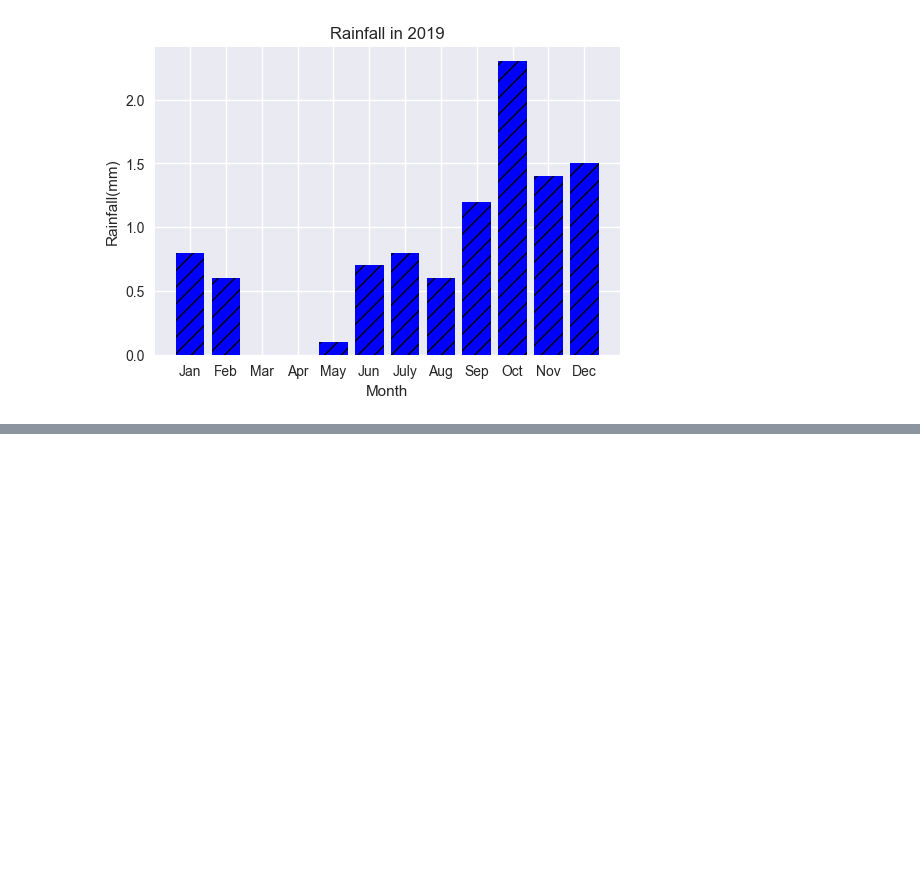
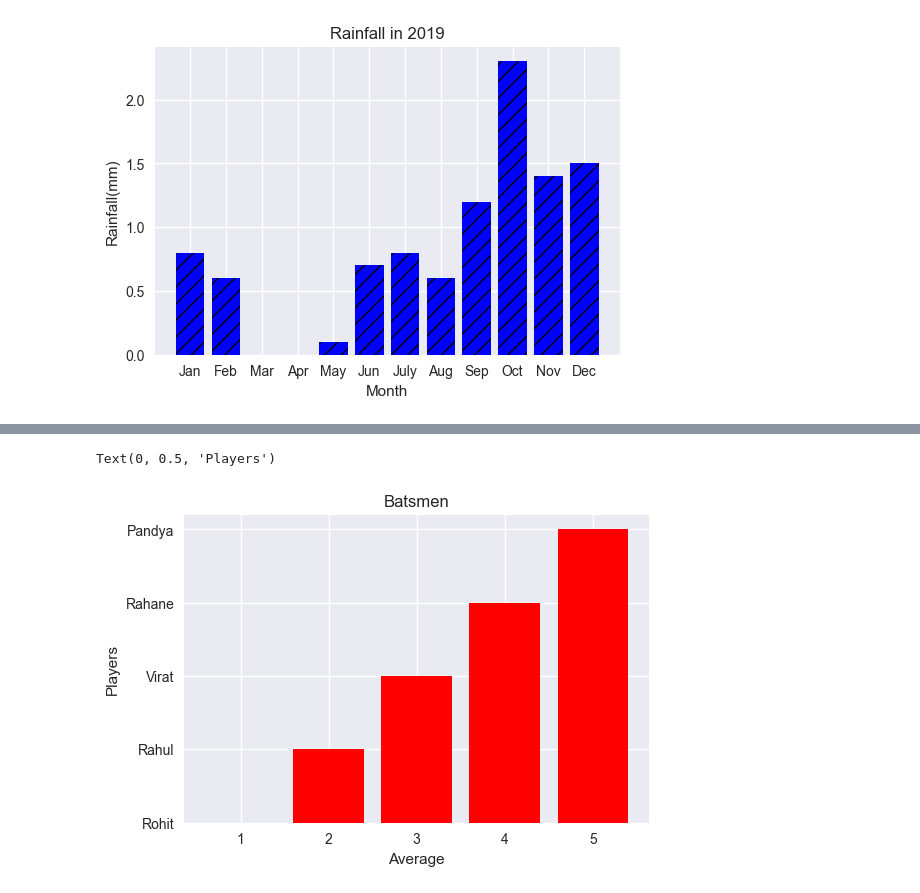
Before and after one commit to AshMaza/python_digipodium, a Jupyter notebook: visualisations.ipynb, the cells around one changed output, grey strips where cells are left out. Drawn from its saved outputs; the diff is of its cells as text; code cells hidden in the pictures; blank space fills up the shorter version.

```diff
--- a/visualisations.ipynb
+++ b/visualisations.ipynb
@@ -106,0 +120,12 @@ Text(0, 0.5, 'Rainfall(mm)')
+# %%
+x=[1.0,2.0,3.0,4.0,5.0]
+y=['Rohit','Rahul','Virat','Rahane','Pandya']
+fig=plt.figure(figsize=(6,4))
+plt.bar(x,y,color='red',label='number')
+plt.title('Batsmen')
+plt.xlabel('Average')
+plt.ylabel('Players')
+plt.legend()
+# %% [output]
+Text(0, 0.5, 'Players')
+[figure, added]
```
Also changed, not shown: parts of 1 cell of this notebook, 1 other file.
